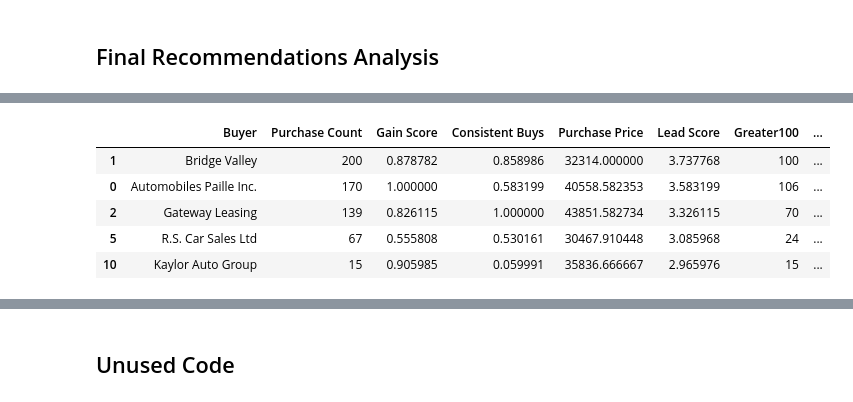
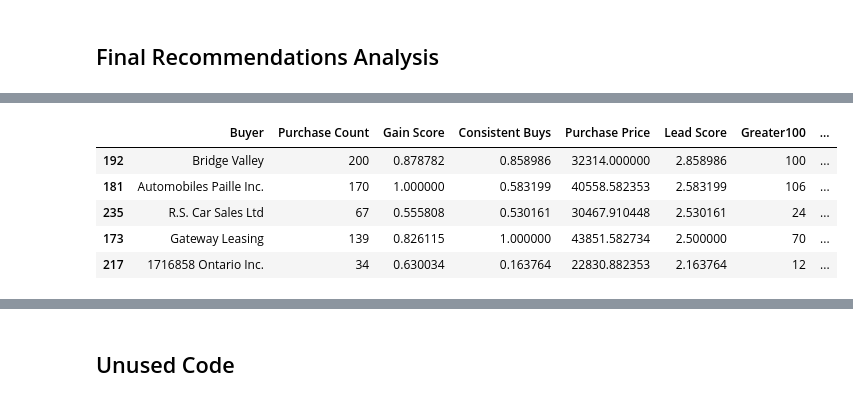
Before and after one commit to vivaan04/GC-Internship, a Jupyter notebook: GoCargo Sales Analysis/past_sales_analysis.ipynb, the cells around one changed output, grey strips where cells are left out. Cells and saved outputs as stored; diff of their text form; code cells hidden in the pictures.

```diff
--- a/GoCargo Sales Analysis/past_sales_analysis.ipynb
+++ b/GoCargo Sales Analysis/past_sales_analysis.ipynb
@@ -222,0 +268,9 @@ def gain_score(result, buyer:str):
+# %%
+def customer_churn(data: pd.DataFrame, buyer: str, make: str, model: str):
+  buyer_data = data[["Buyer", "Date"]][(data["Model"] == model) & (data["Make"] == make) & (data["Buyer"] == buyer)]
+  date_data = buyer_data.groupby("Date").size().reset_index(name='sales_count')
+  date_data['date_ordinal'] = pd.to_datetime(date_data['Date']).apply(lambda date: date.toordinal())
+  if(len(date_data) == 0):
+    return None
+  corr = date_data[['date_ordinal', 'sales_count']].corr()
+  return corr["date_ordinal"]["sales_count"]
@@ -222,0 +289,6 @@ def gain_score(result, buyer:str):
+# %%
+def market_share(data,buyer_name):
+    filter_by_buyer=data[data["Buyer"]==buyer_name]
+    total_buys=len(filter_by_buyer)
+    total_buys_over_110=len(filter_by_buyer[(filter_by_buyer["Purchase Price"] > filter_by_buyer["110"])])
+    return total_buys_over_110/total_buys
@@ -243,7 +319,10 @@ def lead_score(result: pd.DataFrame, buyer:str):
 
 
     score += buyer_row["Consistent Buys"].values[0]
-    score += buyer_row["Gain Score"].values[0]
+    # score += buyer_row["Gain Score"].values[0]
+
+    # score += 1/buyer_row["Repeat Purchase Delay"].values[0]
+    # score += buyer_row["Churn"].values[0]
 
     return score
 # %%
@@ -280,6 +359,9 @@ def filter_dataset(df: pd.DataFrame, make: str, model: str):
     result['Loyalty Index'] = result['Buyer'].apply(lambda x: loyalty_index(df, x, make, model))
     result['Consistent Buys'] = result['Loyalty Index']*result['Purchase Count']
     result["Gain Score"] = result['Buyer'].apply(lambda x: gain_score(result, x))
+    result["Repeat Purchase Delay"] = result["Buyer"].apply(lambda x: repeat_purchase_delay(df, x, make, model))
+    result["Churn"] = result["Buyer"].apply(lambda x: customer_churn(df, x, make, model))
+    result["Market Share"] = result["Buyer"].apply(lambda x: market_share(df, x))
 
     scaler = MinMaxScaler()
 
@@ -291,8 +373,8 @@ def filter_dataset(df: pd.DataFrame, make: str, model: str):
 
 
 result = filter_dataset(data, "Ford", "F-150")  # Filter the dataset for Ford F-150
-result = result.sort_values(by='Greater100', ascending=False)  # Sort the result by 'Purchase Count'
+result = result.sort_values(by='Market Share', ascending=False)  # Sort the result by 'Purchase Count'
 result.reset_index(drop=True, inplace=True)  # Reset the index and modify the DataFrame in place
-result  # Display the final result
+result[:20]  # Display the final result
 # %% [output]
 |  | Buyer | Make | Model | Purchase Price | 90 | 95 | 100 | 105 | 110 | Score | ... |
@@ -466,22 +560,22 @@ By Lead Score:
 # %%
-def recommend_buyers(result: pd.DataFrame, num=5, by: str = "Lead Score"):
+def recommend_buyers(result: pd.DataFrame, num=5, by: str = "Lead Score", ascending=False):
 
-    buyers_dataframe = result[["Buyer", "Purchase Count", "Gain Score",  "Consistent Buys", "Purchase Price", "Lead Score", "Greater100", "Greater105", "Greater110"]]
+    buyers_dataframe = result[["Buyer", "Purchase Count", "Gain Score",  "Consistent Buys", "Purchase Price", "Lead Score", "Greater100", "Greater105", "Greater110", "Repeat Purchase Delay", "Churn", "Market Share"]]
     limit = 10
     buyers_dataframe = buyers_dataframe[buyers_dataframe["Purchase Count"] >= limit]
-    buyers_dataframe.sort_values(by=by, ascending=False, inplace=True)
+    buyers_dataframe.sort_values(by=by, ascending=ascending, inplace=True)
 
     return buyers_dataframe.head(num)
 
 recommendations = recommend_buyers(result)
 recommendations
 # %% [output]
 |  | Buyer | Purchase Count | Gain Score | Consistent Buys | Purchase Price | Lead Score | Greater100 | ... |
-| 1 | Bridge Valley | 200 | 0.878782 | 0.858986 | 32314.000000 | 3.737768 | 100 | ... |
-| 0 | Automobiles Paille Inc. | 170 | 1.000000 | 0.583199 | 40558.582353 | 3.583199 | 106 | ... |
-| 2 | Gateway Leasing | 139 | 0.826115 | 1.000000 | 43851.582734 | 3.326115 | 70 | ... |
-| 5 | R.S. Car Sales Ltd | 67 | 0.555808 | 0.530161 | 30467.910448 | 3.085968 | 24 | ... |
-| 10 | Kaylor Auto Group | 15 | 0.905985 | 0.059991 | 35836.666667 | 2.965976 | 15 | ... |
+| 192 | Bridge Valley | 200 | 0.878782 | 0.858986 | 32314.000000 | 2.858986 | 100 | ... |
+| 181 | Automobiles Paille Inc. | 170 | 1.000000 | 0.583199 | 40558.582353 | 2.583199 | 106 | ... |
+| 235 | R.S. Car Sales Ltd | 67 | 0.555808 | 0.530161 | 30467.910448 | 2.530161 | 24 | ... |
+| 173 | Gateway Leasing | 139 | 0.826115 | 1.000000 | 43851.582734 | 2.500000 | 70 | ... |
+| 217 | 1716858 Ontario Inc. | 34 | 0.630034 | 0.163764 | 22830.882353 | 2.163764 | 12 | ... |
 # %%
 recommend_buyers(result, num=10, by="Lead Score")
 # %% [output]
```
Also changed, not shown: parts of 60 cells of this notebook.
